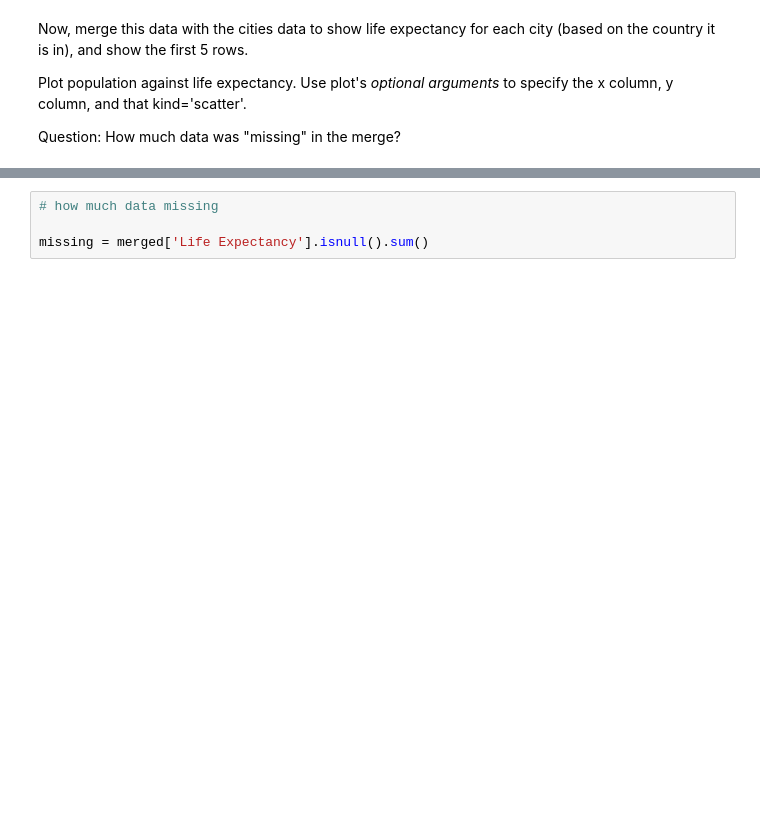
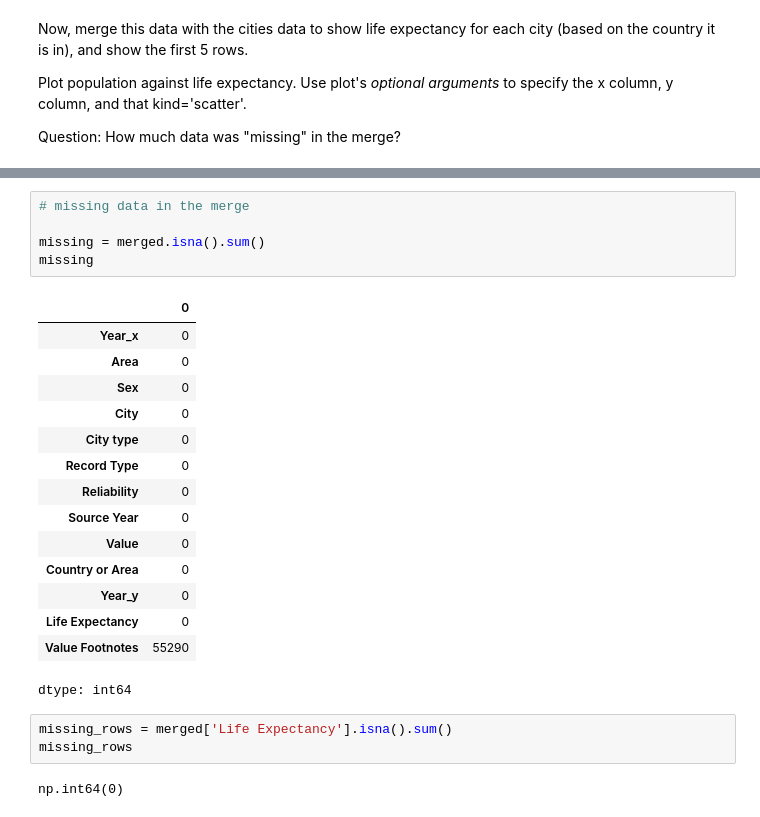
Before and after one commit to leonorholst/QM2, a Jupyter notebook: W3_Merging_and_Joining_in_Python.ipynb, the cells around one changed output, grey strips where cells are left out. Saved outputs shown, nothing was run; the diff lists cells and outputs as text; blank space fills up the shorter version.

```diff
--- a/W3_Merging_and_Joining_in_Python.ipynb
+++ b/W3_Merging_and_Joining_in_Python.ipynb
@@ -475,4 +519,26 @@ merged.columns
 # %%
-# how much data missing
+# missing data in the merge
 
-missing = merged['Life Expectancy'].isnull().sum()
+missing = merged.isna().sum()
+missing
+# %% [output]
+|  | 0 |
+| Year_x | 0 |
+| Area | 0 |
+| Sex | 0 |
+| City | 0 |
+| City type | 0 |
+| Record Type | 0 |
+| Reliability | 0 |
+| Source Year | 0 |
+| Value | 0 |
+| Country or Area | 0 |
+| Year_y | 0 |
+| Life Expectancy | 0 |
+| Value Footnotes | 55290 |
+dtype: int64
+# %%
+missing_rows = merged['Life Expectancy'].isna().sum()
+missing_rows
+# %% [output]
+np.int64(0)
```
Also changed, not shown: parts of 36 cells of this notebook.
